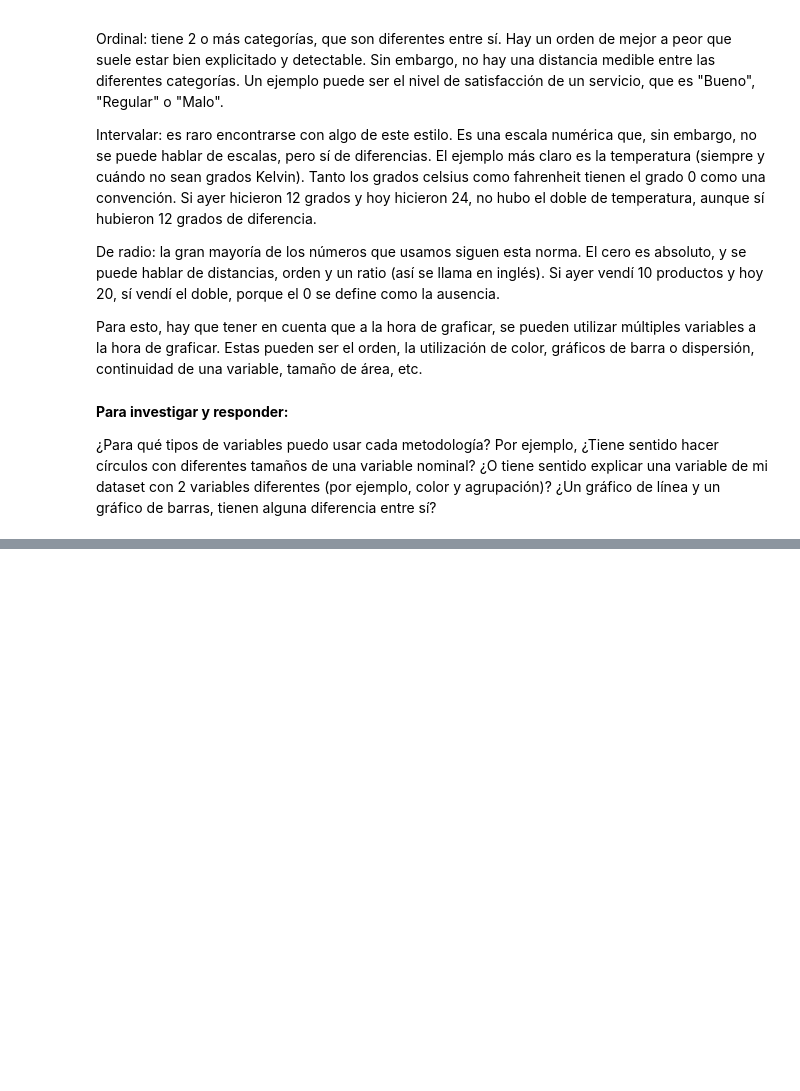
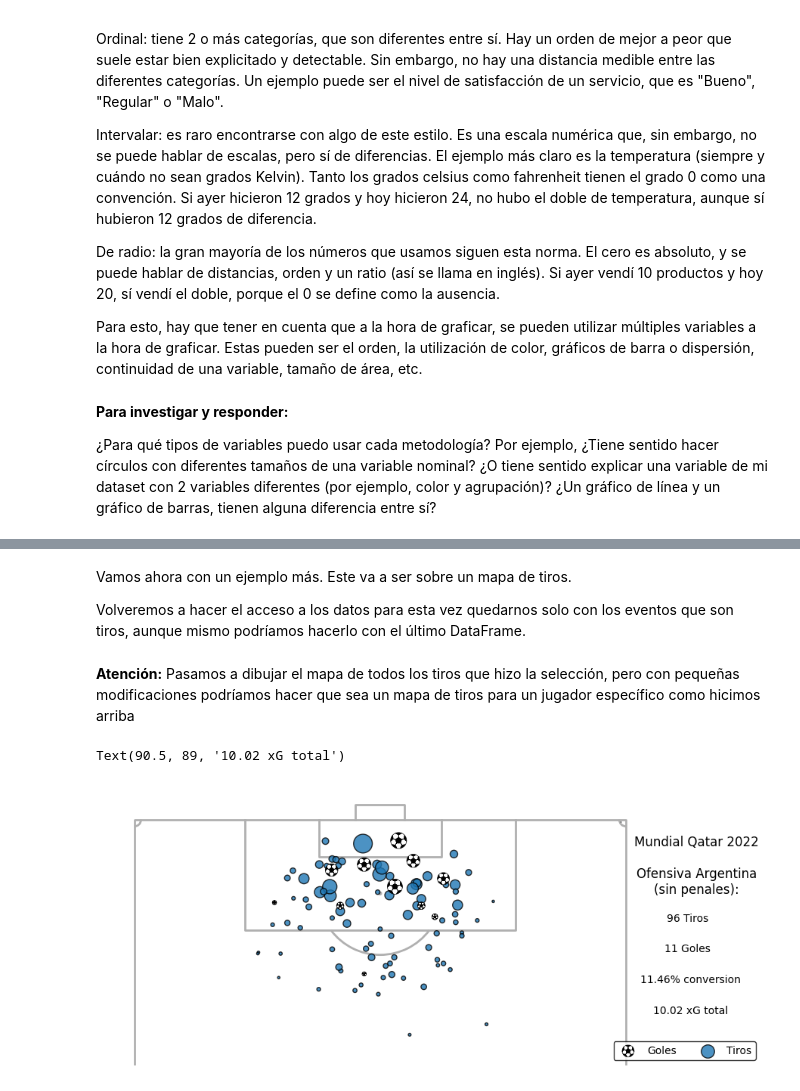
Before and after one commit to IEEESBITBA/Curso-python, a Jupyter notebook: Curso_Analisis_de_Datos_Clases/Clase_2_Analisis_de_Datos.ipynb, the cells around one changed output, grey strips where cells are left out. Cells and saved outputs as stored; diff of their text form; code cells hidden in the pictures; blank space fills up the shorter version.

```diff
--- a/Curso_Analisis_de_Datos_Clases/Clase_2_Analisis_de_Datos.ipynb
+++ b/Curso_Analisis_de_Datos_Clases/Clase_2_Analisis_de_Datos.ipynb
@@ -1108,0 +1225,62 @@ Para esto, hay que tener en cuenta que a la hora de graficar, se pueden utilizar
+# %% [markdown]
+Vamos ahora con un ejemplo más. Este va a ser sobre un mapa de tiros.
+
+Volveremos a hacer el acceso a los datos para esta vez quedarnos solo con los eventos que son tiros, aunque mismo podríamos hacerlo con el último DataFrame.
+# %%
+competiciones = sb.competitions()
+mundial22 = competiciones[(competiciones['competition_name'] == 'FIFA World Cup') & (competiciones['season_name']=='2022')]
+comp_id = mundial22.competition_id.values[0]
+seas_id = mundial22.season_id.values[0]
+partidos = sb.matches(competition_id=comp_id, season_id=seas_id)
+partidosArg = partidos[(partidos['home_team'] == 'Argentina') | (partidos['away_team'] == 'Argentina')]
+partidosArg = partidosArg.sort_values('match_date',ascending=True)
+partidosArgIds = partidosArg.match_id.values
+tirosPartidosArg = []
+for i in partidosArgIds:
+    eventos = sb.events(match_id=i)
+    tiros = eventos[eventos['type'] == 'Shot']    # Hasta ahora era todo igual, pero en esta linea solo nos quedamos con los tiros
+    tirosPartidosArg.append(tiros)
+tirosPartidosArg = pd.concat(tirosPartidosArg, ignore_index=True)
+tirosPartidosArg[['x','y']] = tirosPartidosArg.location.apply(pd.Series)
+
+tirosArg = tirosPartidosArg[tirosPartidosArg['team'] == 'Argentina']    # Me quedo solo con los tiros de jugadores argentinos
+# %% [markdown]
+**Atención:** Pasamos a dibujar el mapa de todos los tiros que hizo la selección, pero con pequeñas modificaciones podríamos hacer que sea un mapa de tiros para un jugador específico como hicimos arriba
+# %%
+tirosSinPenalesArg = tirosArg[tirosArg['shot_type']!='Penalty']   # Saco los tiros de penal
+
+cancha = VerticalPitch(pitch_type='statsbomb', goal_type='box', corner_arcs=True, half=True)  # Instanciamos objeto cancha
+fig,ax = cancha.draw(figsize=(9,5))     # Dibujamos la cancha
+
+# Graficamos los tiros que fueron gol
+cancha.scatter(tirosSinPenalesArg[tirosSinPenalesArg['shot_outcome']=='Goal'].x,
+               tirosSinPenalesArg[tirosSinPenalesArg['shot_outcome']=='Goal'].y,
+               marker='football',       # Al marcador le ponemos forma de pelota
+               s=tirosSinPenalesArg[tirosSinPenalesArg['shot_outcome']=='Goal'].shot_statsbomb_xg*500,    # El tamaño del punto depende del xG del tiro
+               zorder=1.5,
+               ax=ax, label = 'Goles')
+
+# Graficamos los tiros que NO fueron gol
+cancha.scatter(tirosSinPenalesArg[tirosSinPenalesArg['shot_outcome']!='Goal'].x,tirosSinPenalesArg[tirosSinPenalesArg['shot_outcome']!='Goal'].y,
+               s=tirosSinPenalesArg[tirosSinPenalesArg['shot_outcome']!='Goal'].shot_statsbomb_xg*500,
+               ec = 'black',
+               alpha=.8, zorder=1,
+               ax=ax, label='Tiros')
+
+ax.set_ylim(80,125)   # Acotamos la cancha
+ax.set_xlim(-5,102)   # Acotamos la cancha
+ax.legend(ncol=2, edgecolor='black', loc='lower right')
+
+# Ponemos al costado el detalle de cómo fueron los tiros
+qTiros = tirosSinPenalesArg.shape[0]
+qGoles = tirosSinPenalesArg[tirosSinPenalesArg['shot_outcome']=='Goal'].shape[0]
+porc_conv = round((qGoles/qTiros)*100,2)
+xG = round(tirosSinPenalesArg.shot_statsbomb_xg.sum(),2)
+ax.text(91.5,112.5,'Mundial Qatar 2022\n\nOfensiva Argentina\n(sin penales):', fontsize=12, va='center',ha='center')
+ax.text(90,104,f'{qTiros} Tiros',va='center',ha='center')
+ax.text(90,99,f'{qGoles} Goles',va='center',ha='center')
+ax.text(90.5,94,f'{porc_conv}% conversion',va='center',ha='center')
+ax.text(90.5,89,f'{xG} xG total',va='center',ha='center')
+# %% [output]
+Text(90.5, 89, '10.02 xG total')
+[figure, added]
```
Also changed, not shown: parts of 10 cells of this notebook.
